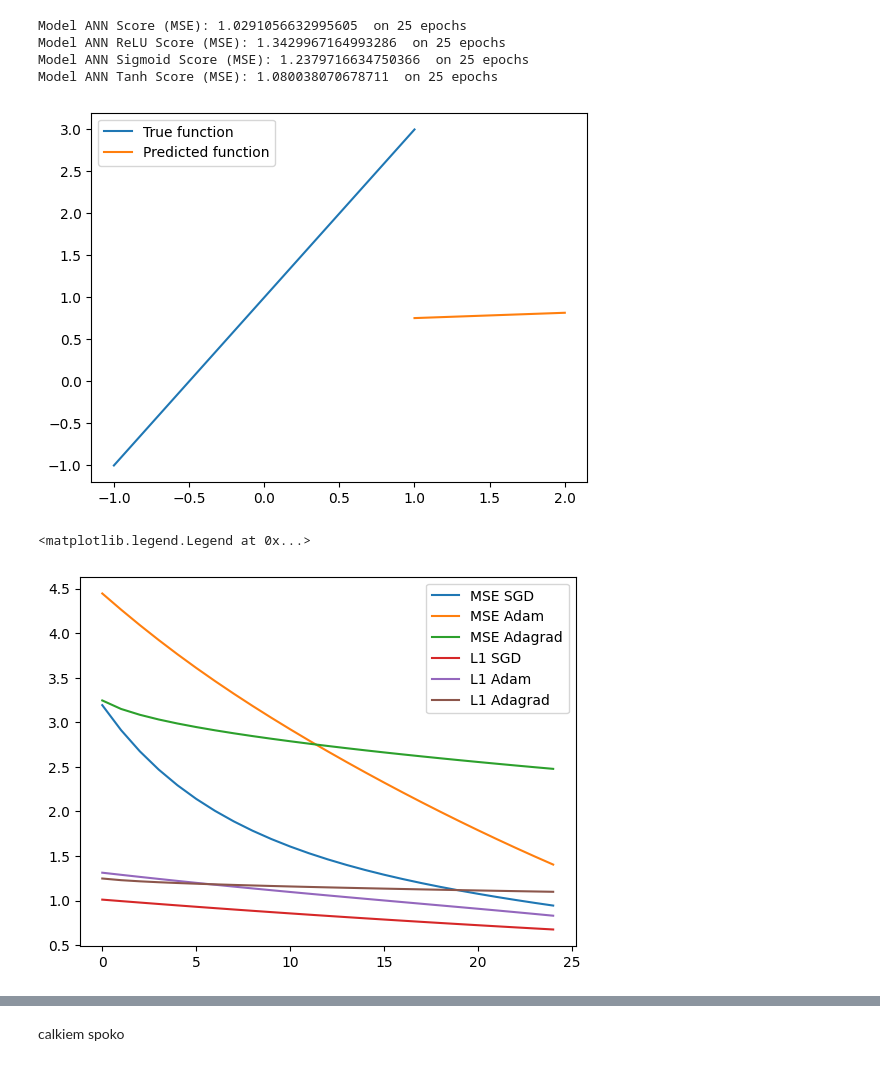
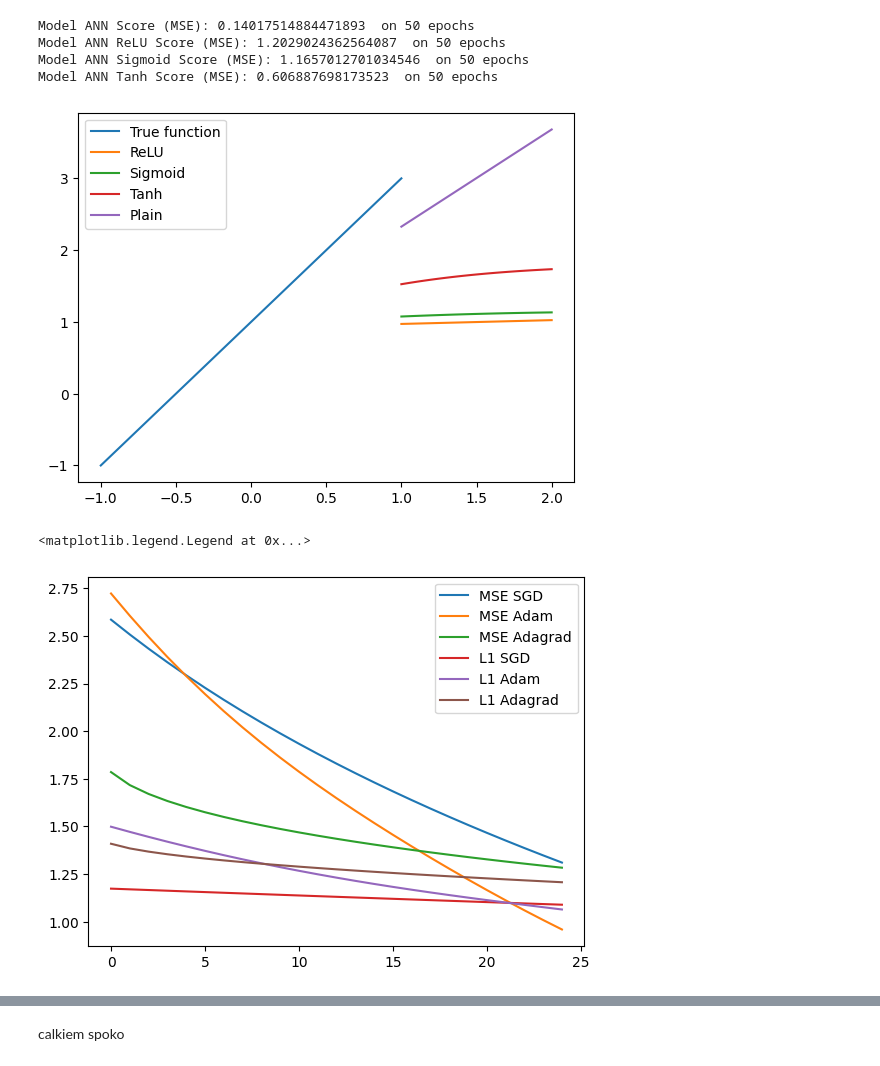
Before and after one commit to fxGRDN/ml-laby, a Jupyter notebook: list7.ipynb, the cells around one changed output, grey strips where cells are left out. Cells and saved outputs as stored; diff of their text form; code cells hidden in the pictures.

```diff
--- a/list7.ipynb
+++ b/list7.ipynb
@@ -71,7 +77,7 @@ x = torch.linspace(-1, 1, 1000).reshape(-1, 1)
 y = 2 * x + 1
 # %%
 def train_model(
-    model, x, y, criterion=torch.nn.MSELoss, optimizer=torch.optim.SGD, epochs=25
+    model, x, y, criterion=torch.nn.MSELoss, optimizer=torch.optim.SGD, epochs=50
 ):
     loss_curve = []
     epoch_range = range(epochs)
@@ -104,21 +110,27 @@ models = {
 
 for name, model in models.items():
     train_model(model, x, y)
-    print("Model", name, "Score (MSE):", score(model, x, y), " on 25 epochs")
+    print("Model", name, "Score (MSE):", score(model, x, y), " on 50 epochs")
 # %% [output]
-Model ANN Score (MSE): 1.0291056632995605  on 25 epochs
-Model ANN ReLU Score (MSE): 1.3429967164993286  on 25 epochs
-Model ANN Sigmoid Score (MSE): 1.2379716634750366  on 25 epochs
-Model ANN Tanh Score (MSE): 1.080038070678711  on 25 epochs
+Model ANN Score (MSE): 0.14017514884471893  on 50 epochs
+Model ANN ReLU Score (MSE): 1.2029024362564087  on 50 epochs
+Model ANN Sigmoid Score (MSE): 1.1657012701034546  on 50 epochs
+Model ANN Tanh Score (MSE): 0.606887698173523  on 50 epochs
 # %%
-plt.plot(x.numpy(), y.numpy(), label="True function")
+plt.plot(x.cpu().numpy(), y.cpu().numpy(), label="True function")
 x2 = torch.linspace(1, 2, 100).reshape(-1, 1)
 y2 = models["ANN ReLU"](x2)
-plt.plot(x2.detach().numpy(), y2.detach().numpy(), label="Predicted function")
+y3 = models["ANN Sigmoid"](x2)
+y4 = models["ANN Tanh"](x2)
+y5 = models["ANN"](x2)
+plt.plot(x2.detach().cpu().numpy(), y2.detach().cpu().numpy(), label="ReLU")
+plt.plot(x2.detach().cpu().numpy(), y3.detach().cpu().numpy(), label="Sigmoid")
+plt.plot(x2.detach().cpu().numpy(), y4.detach().cpu().numpy(), label="Tanh")
+plt.plot(x2.detach().cpu().numpy(), y5.detach().cpu().numpy(), label="Plain")
 plt.legend()
 plt.show()
 # %% [output]
-[figure, old version]
+[figure, new version]
 # %%
 ann = models["ANN"]
 
@@ -157,6 +169,6 @@ plt.plot(
 plt.legend()
 # %% [output]
 <matplotlib.legend.Legend at 0x...>
-[figure, old version]
+[figure, new version]
 # %%
 bc = load_breast_cancer()
```
Also changed, not shown: parts of 9 cells of this notebook, 1 other file.
